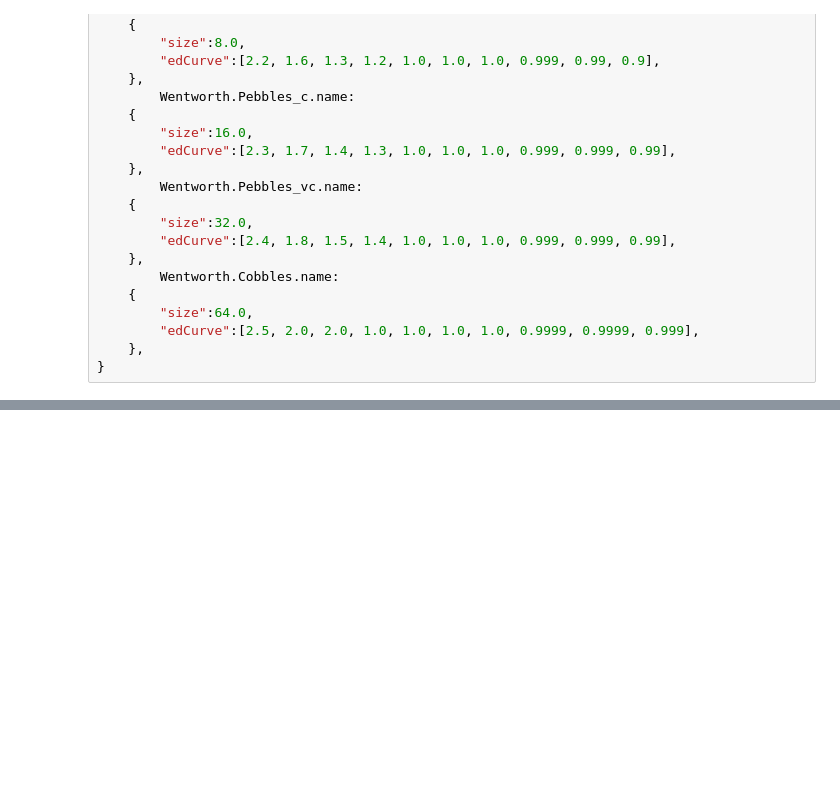
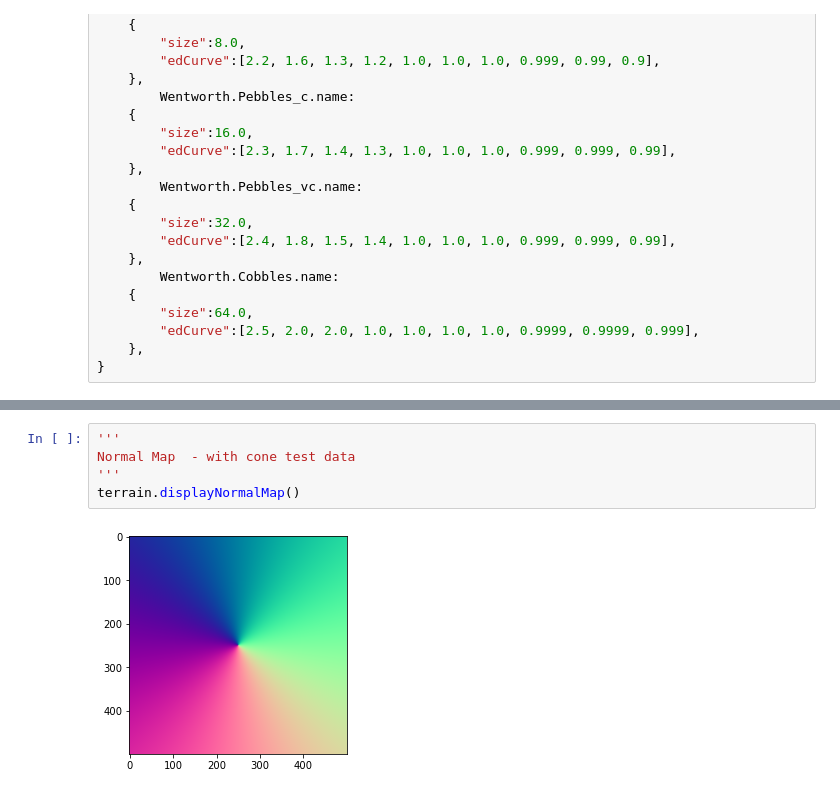
Before and after one commit to kjinks/JinksTerrain, a Jupyter notebook: JinksTerrain_01.ipynb, the cells around one changed output, grey strips where cells are left out. Saved outputs shown, nothing was run; the diff lists cells and outputs as text; blank space fills up the shorter version.

```diff
--- a/JinksTerrain_01.ipynb
+++ b/JinksTerrain_01.ipynb
@@ -316,2 +406,9 @@ terrain = Terrain()
+# %%
+'''
+Normal Map  - with cone test data
+'''
+terrain.displayNormalMap()
+# %% [output]
+[figure, added]
 # %%
 '''
```
Also changed, not shown: parts of 23 cells of this notebook, 1 other file.
